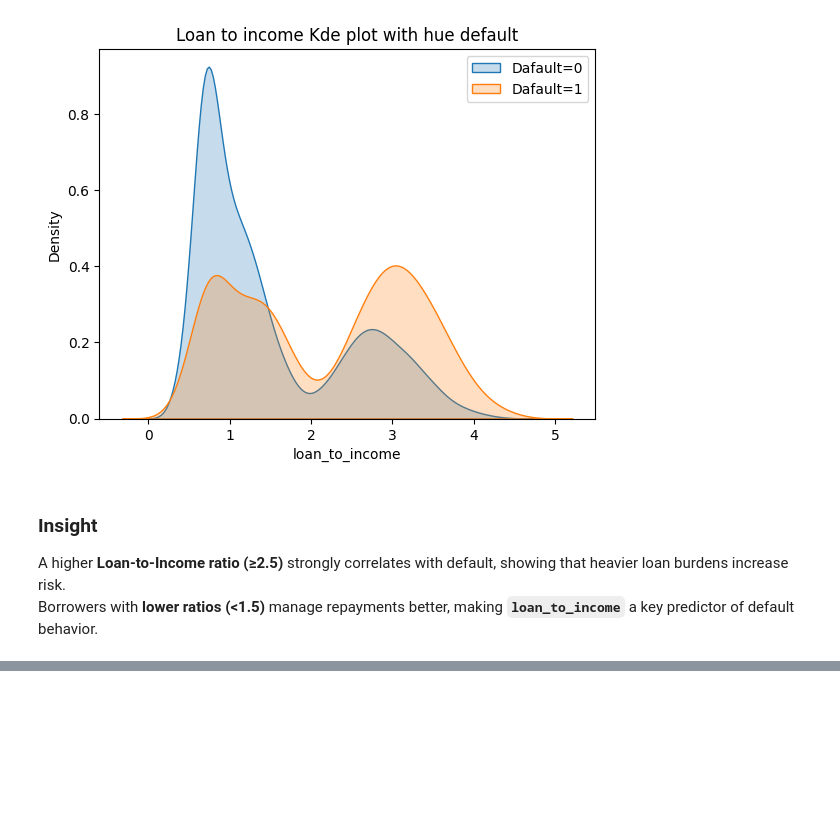
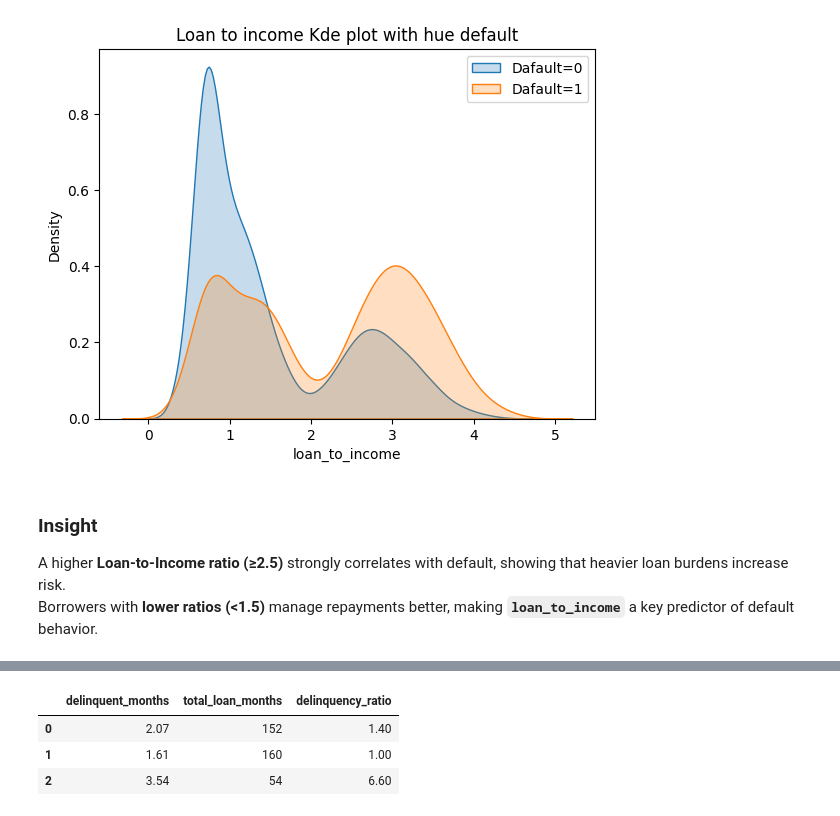
Before and after one commit to mohsinbhatti77/Classification, a Jupyter notebook: NoteBooks/EDA & Feature Engr.ipynb, the cells around one changed output, grey strips where cells are left out. Saved outputs shown, nothing was run; the diff lists cells and outputs as text; code cells hidden in the pictures; blank space fills up the shorter version.

```diff
--- a/NoteBooks/EDA & Feature Engr.ipynb
+++ b/NoteBooks/EDA & Feature Engr.ipynb
@@ -207,0 +232,8 @@ df_train_1["loan_to_income"].describe()
+# %%
+df_train_1['delinquency_ratio'] =  (df_train_1["delinquent_months"] *100/ df_train_1["total_loan_months"]).round(1)
+df_train_1[['delinquent_months','total_loan_months','delinquency_ratio']].head(3)
+# %% [output]
+|  | delinquent_months | total_loan_months | delinquency_ratio |
+| 0 | 2.07 | 152 | 1.40 |
+| 1 | 1.61 | 160 | 1.00 |
+| 2 | 3.54 | 54 | 6.60 |
```
Also changed, not shown: parts of 2 cells of this notebook.
